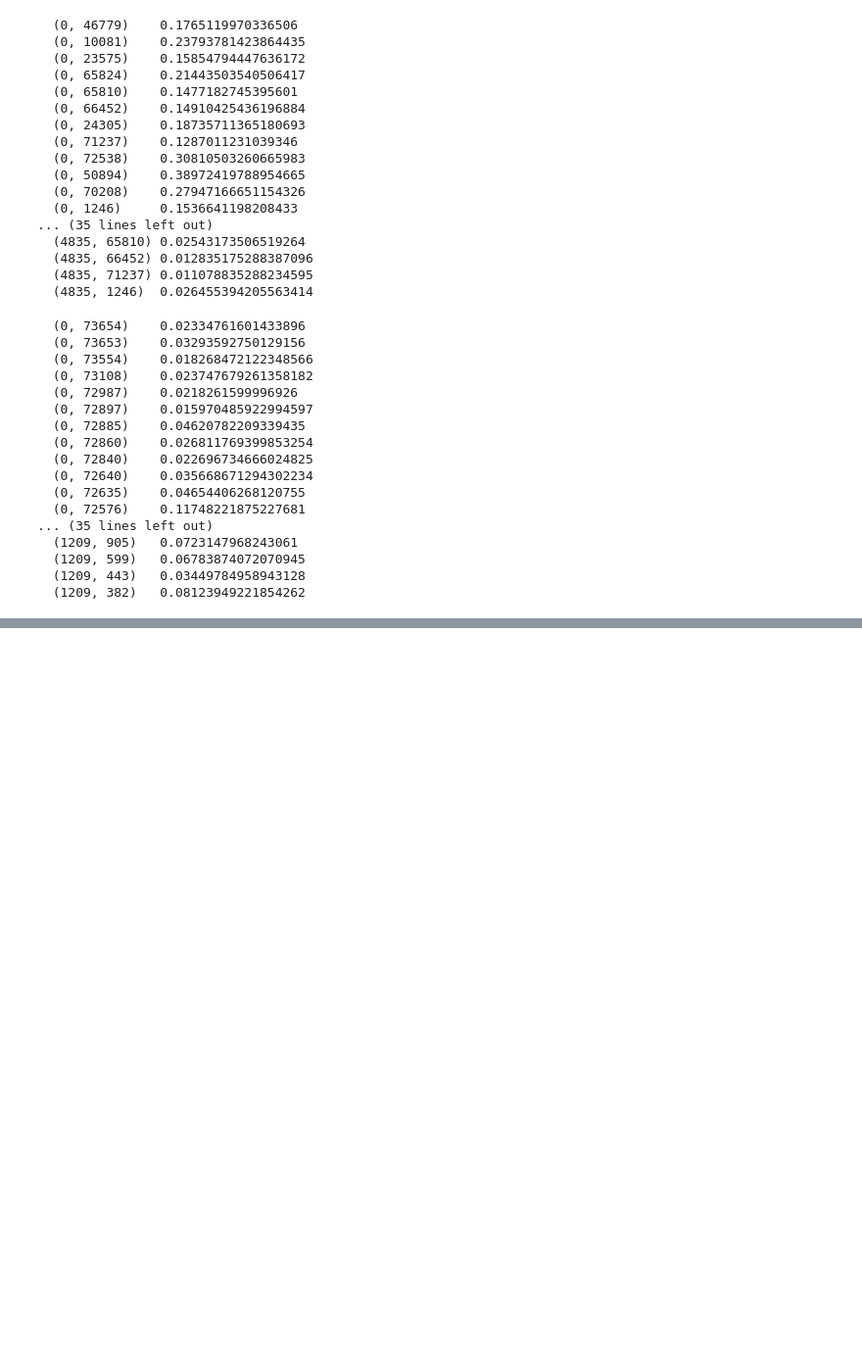
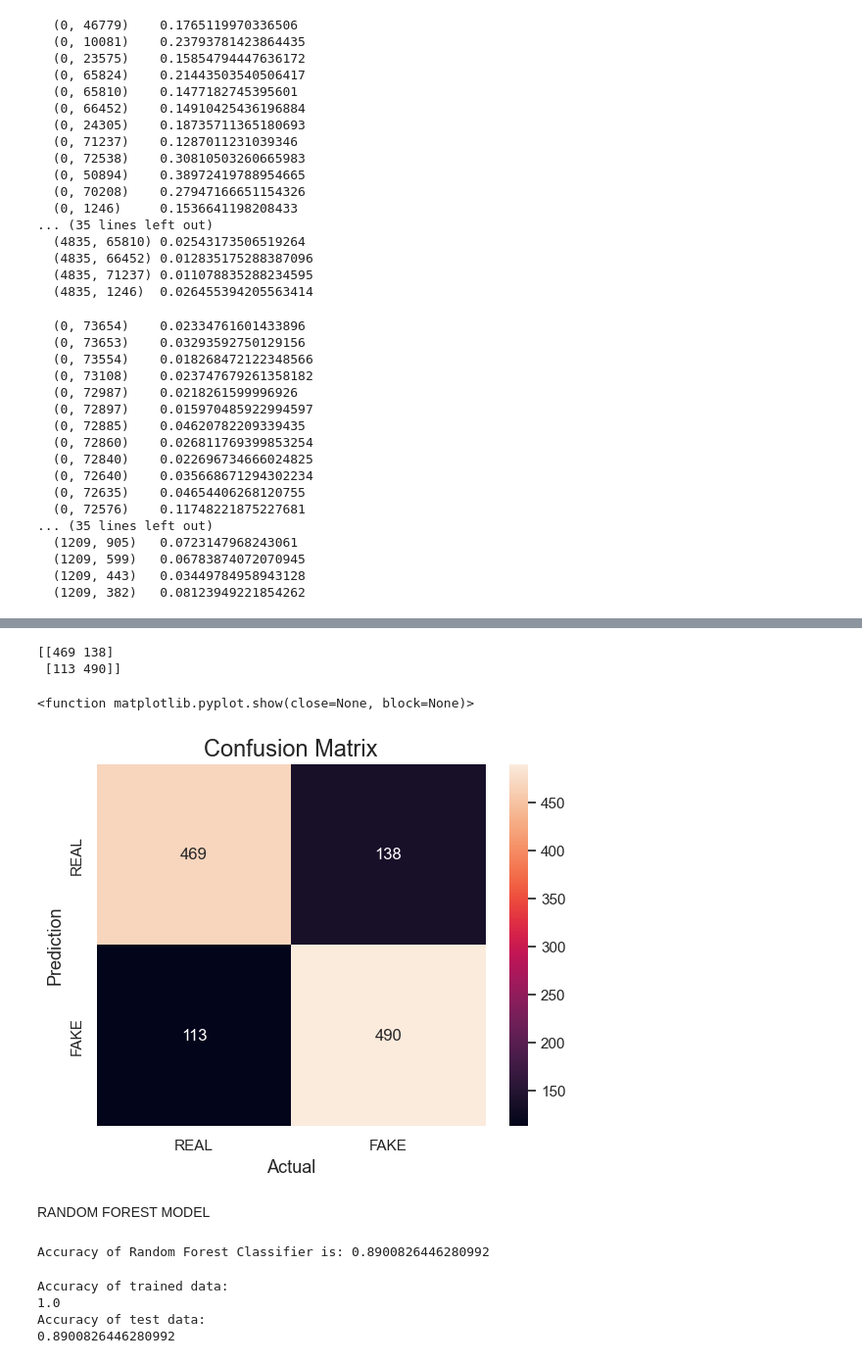
Before and after one commit to bandhavi2913/Fake-news-detection, a Jupyter notebook: Fake news detection.ipynb, the cells around one changed output, grey strips where cells are left out. Shown at 98% size. Cells and saved outputs as stored; diff of their text form; code cells hidden in the pictures; blank space fills up the shorter version.

```diff
--- a/Fake news detection.ipynb
+++ b/Fake news detection.ipynb
@@ -329,3 +331,3 @@ plt.show()
 # %%
 x=df.iloc[:,0].values
-y=df.iloc[:,-1].values
+y=df.iloc[:,1].values
@@ -392,0 +452,7 @@ print(accuracy_score(y_test, model.predict(x_test)))
+# %%
+#importing decision tree function
+from sklearn.tree import DecisionTreeClassifier
+
+dt = DecisionTreeClassifier()
+model2=dt.fit(x_train, y_train)
+y_pred=model2.predict(x_test)
@@ -392,0 +476,23 @@ print(accuracy_score(y_test, model.predict(x_test)))
+# %%
+#confusion matrix for decision tree model
+from sklearn.metrics import confusion_matrix
+cm= confusion_matrix(y_test,y_pred)
+print(cm)
+# %% [output]
+[[469 138]
+ [113 490]]
+# %%
+sns.heatmap(cm,
+            annot=True,
+            fmt='g',
+            xticklabels=['REAL','FAKE'],
+            yticklabels=['REAL','FAKE'])
+plt.ylabel('Prediction',fontsize=13)
+plt.xlabel('Actual',fontsize=13)
+plt.title('Confusion Matrix',fontsize=17)
+plt.show
+# %% [output]
+<function matplotlib.pyplot.show(close=None, block=None)>
+[figure, added]
+# %% [markdown]
+RANDOM FOREST MODEL
@@ -392,0 +505,16 @@ print(accuracy_score(y_test, model.predict(x_test)))
+# %%
+#accuracy of random forest classifier
+accuracy3=sklearn.metrics.accuracy_score(y_test,y_pred)
+print("Accuracy of Random Forest Classifier is:",accuracy3)
+# %% [output]
+Accuracy of Random Forest Classifier is: 0.8900826446280992
+# %%
+print("Accuracy of trained data:")
+print(accuracy_score(y_train, model3.predict(x_train)))
+print("Accuracy of test data:")
+print(accuracy_score(y_test, model3.predict(x_test)))
+# %% [output]
+Accuracy of trained data:
+1.0
+Accuracy of test data:
+0.8900826446280992
```
Also changed, not shown: parts of 28 cells of this notebook.
